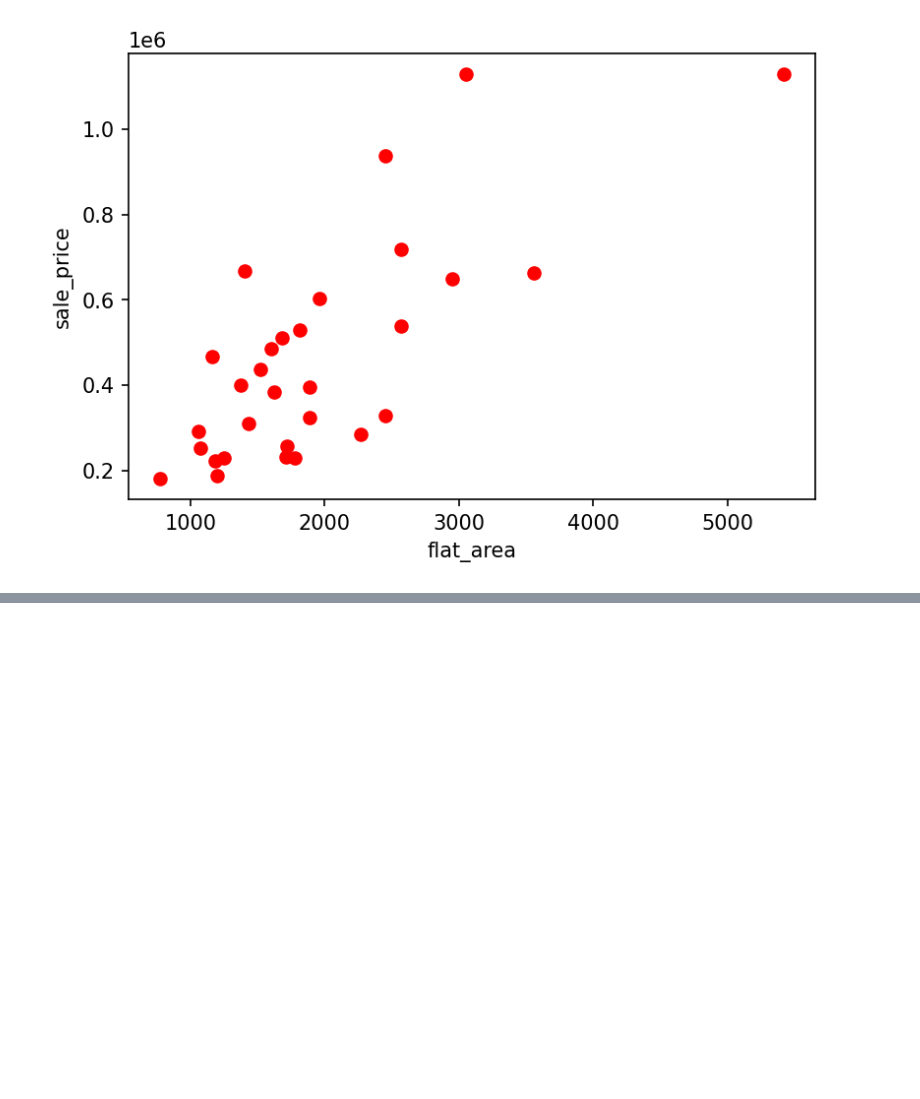
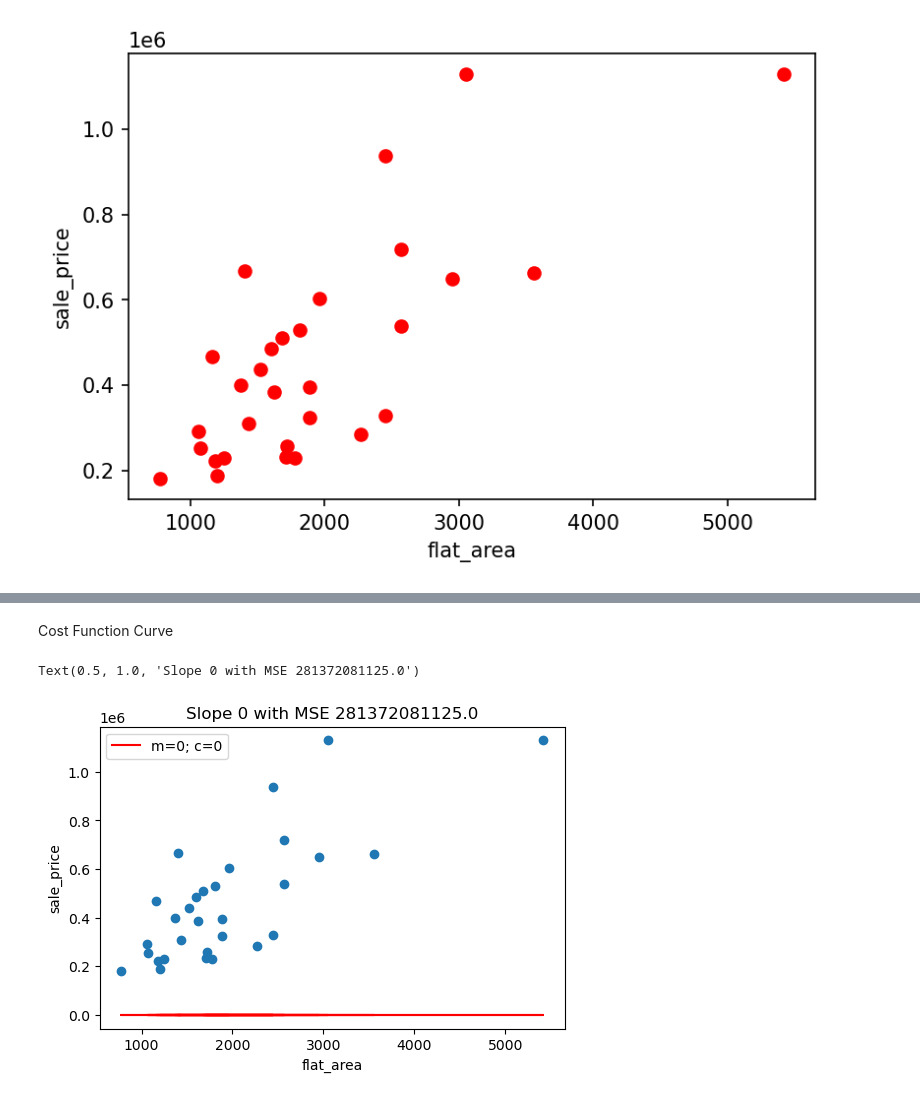
Before and after one commit to VelampalepuRohitAnjaniKumar/Machine-Learning-, a Jupyter notebook: Linear Regression/Linear Regression Model.ipynb, the cells around one changed output, grey strips where cells are left out. Cells and saved outputs as stored; diff of their text form; code cells hidden in the pictures; blank space fills up the shorter version.

```diff
--- a/Linear Regression/Linear Regression Model.ipynb
+++ b/Linear Regression/Linear Regression Model.ipynb
@@ -67,0 +67,22 @@ No artists with labels found to put in legend.  Note that artists whose label st
+# %% [markdown]
+Cost Function Curve
+# %%
+
+from sklearn.metrics import mean_squared_error as mse
+c=0 # intercept
+m=0  #slope
+line=[]
+for i in range(len(sample_data)):
+    line.append(sample_data.flat_area[i]*m+c)
+
+plt.figure(dpi=100)
+plt.scatter(sample_data.flat_area,sample_data.Sale_price)
+plt.plot (sample_data.flat_area,line,label='m=0; c=0',color='red')
+plt.xlabel('flat_area')
+plt.ylabel("sale_price")
+plt.legend()
+MSE=mse(sample_data.Sale_price,line)
+plt.title('Slope '+str(m)+" with MSE "+str(MSE))
+# %% [output]
+Text(0.5, 1.0, 'Slope 0 with MSE 281372081125.0')
+[figure, added]
```
Also changed, not shown: parts of 5 cells of this notebook.
